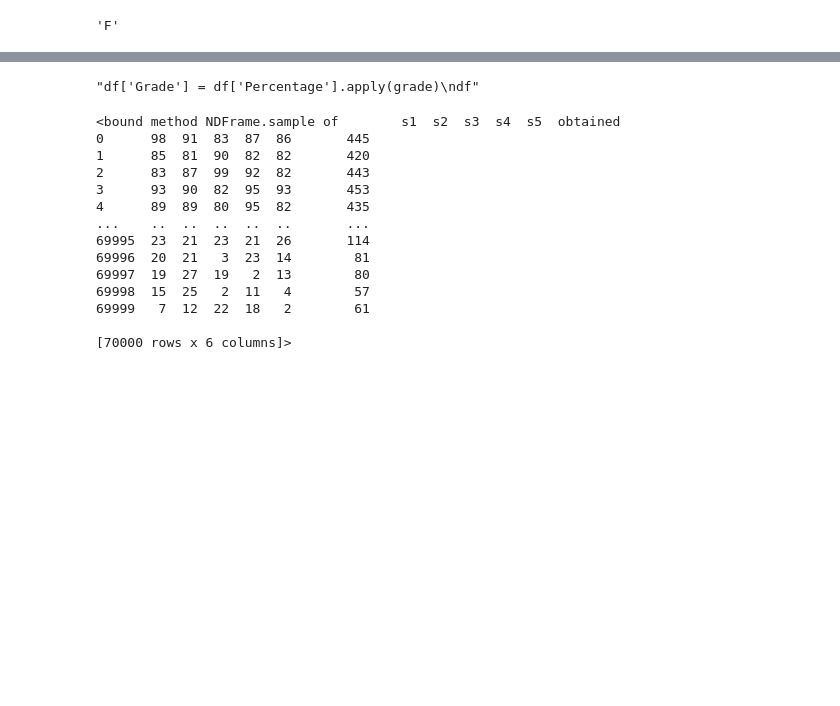
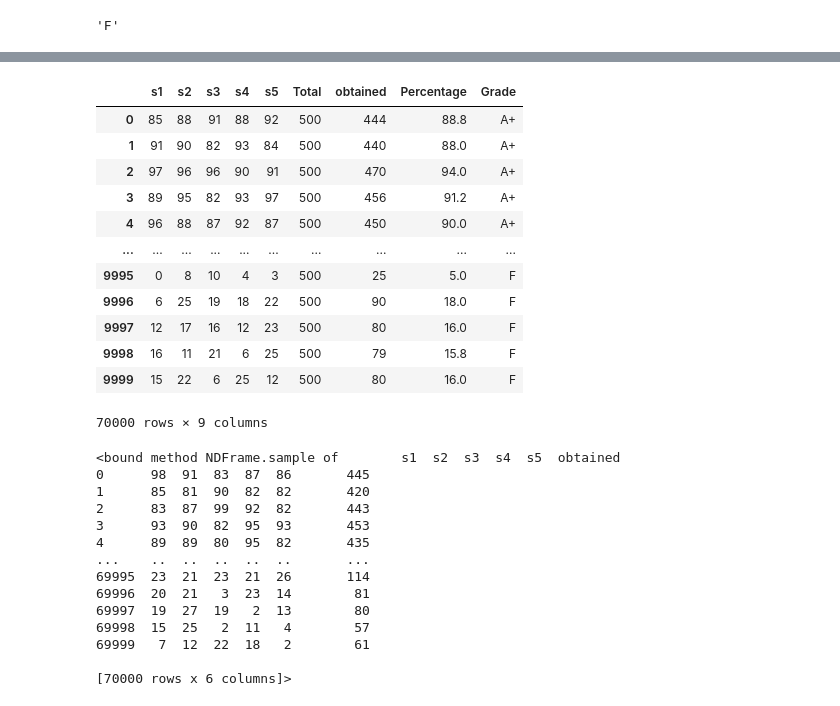
Before and after one commit to Shafqatsarwar/Python-classes, a Jupyter notebook: class-18-columns-functions/class18-.ipynb, the cells around one changed output, grey strips where cells are left out. Cells and saved outputs as stored; diff of their text form; code cells hidden in the pictures; blank space fills up the shorter version.

```diff
--- a/class-18-columns-functions/class18-.ipynb
+++ b/class-18-columns-functions/class18-.ipynb
@@ -468,4 +464,4 @@ df
 # %%
-'''df['Percentage'] = df['obtained'] / df['Total'] * 100
-df'''
+df['Percentage'] = df['obtained'] / df['Total'] * 100
+df
 # %% [output]
@@ -500,8 +519,20 @@ grade (30)
 # %%
-'''df['Grade'] = df['Percentage'].apply(grade)
-df'''
+df['Grade'] = df['Percentage'].apply(grade)
+df
 # %% [output]
+|  | s1 | s2 | s3 | s4 | s5 | Total | obtained | Percentage | Grade |
+| 0 | 85 | 88 | 91 | 88 | 92 | 500 | 444 | 88.8 | A+ |
+| 1 | 91 | 90 | 82 | 93 | 84 | 500 | 440 | 88.0 | A+ |
+| 2 | 97 | 96 | 96 | 90 | 91 | 500 | 470 | 94.0 | A+ |
+| 3 | 89 | 95 | 82 | 93 | 97 | 500 | 456 | 91.2 | A+ |
+| 4 | 96 | 88 | 87 | 92 | 87 | 500 | 450 | 90.0 | A+ |
+| ... | ... | ... | ... | ... | ... | ... | ... | ... | ... |
+| 9995 | 0 | 8 | 10 | 4 | 3 | 500 | 25 | 5.0 | F |
+| 9996 | 6 | 25 | 19 | 18 | 22 | 500 | 90 | 18.0 | F |
+| 9997 | 12 | 17 | 16 | 12 | 23 | 500 | 80 | 16.0 | F |
+| 9998 | 16 | 11 | 21 | 6 | 25 | 500 | 79 | 15.8 | F |
+| 9999 | 15 | 22 | 6 | 25 | 12 | 500 | 80 | 16.0 | F |
-"df['Grade'] = df['Percentage'].apply(grade)\ndf"
+70000 rows × 9 columns
 # %%
 df.sample
 # %% [output]
```
Also changed, not shown: parts of 33 cells of this notebook, 4 other files.
